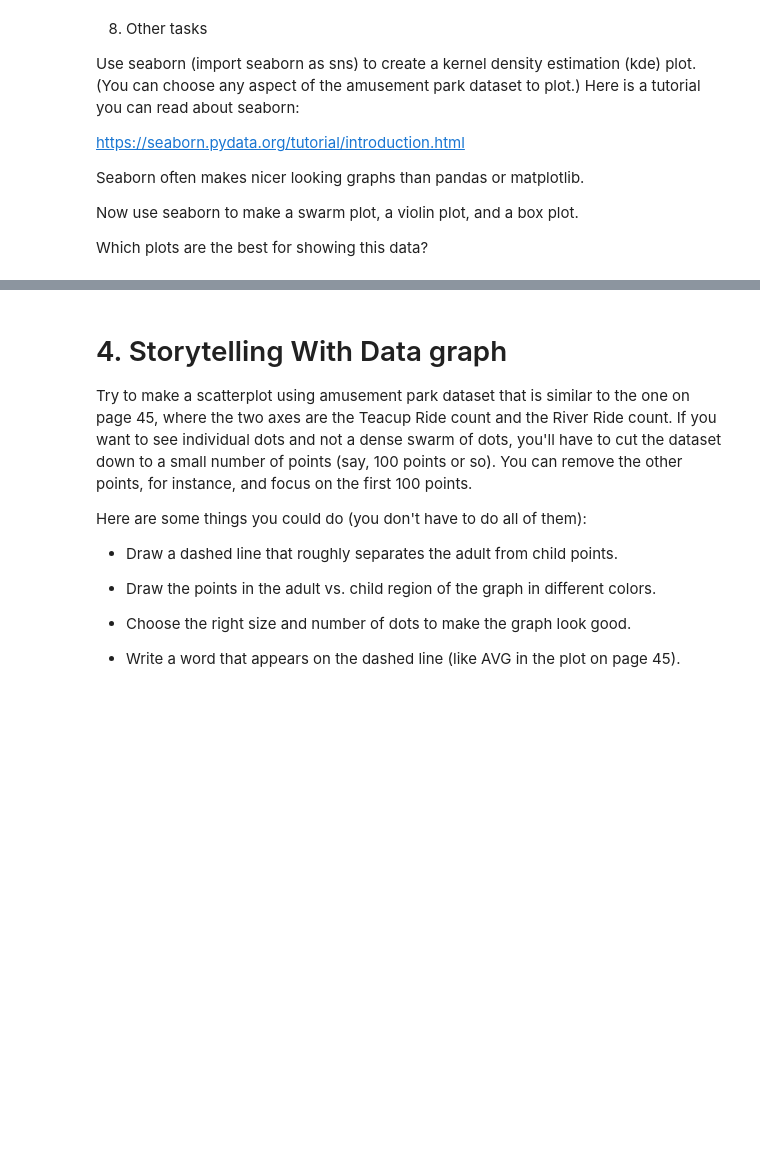
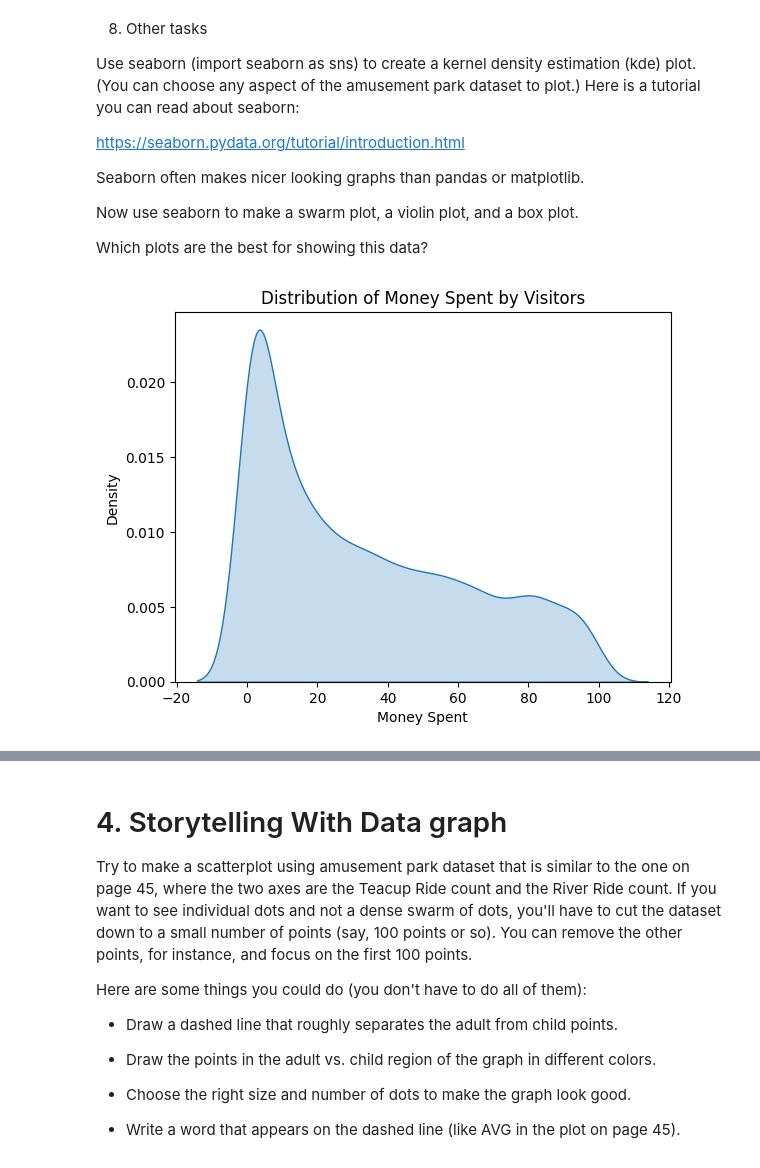
Before and after one commit to gdouek/Module-B-semester-2, a Jupyter notebook: Week3.ipynb, the cells around one changed output, grey strips where cells are left out. Cells and saved outputs as stored; diff of their text form; code cells hidden in the pictures; blank space fills up the shorter version.

```diff
--- a/Week3.ipynb
+++ b/Week3.ipynb
@@ -234,3 +403,13 @@ Seaborn often makes nicer looking graphs than pandas or matplotlib.
 Now use seaborn to make a swarm plot, a violin plot, and a box plot.
 
 Which plots are the best for showing this data?
+# %%
+plt.figure()
+
+sns.kdeplot(df["MoneySpent"], fill=True)
+
+plt.title("Distribution of Money Spent by Visitors")
+plt.xlabel("Money Spent")
+plt.show()
+# %% [output]
+[figure, added]
```
Also changed, not shown: parts of 19 cells of this notebook.
